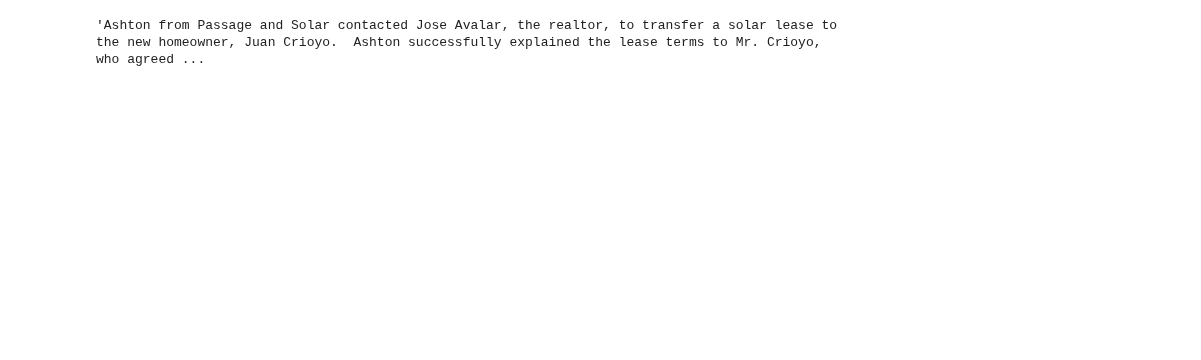
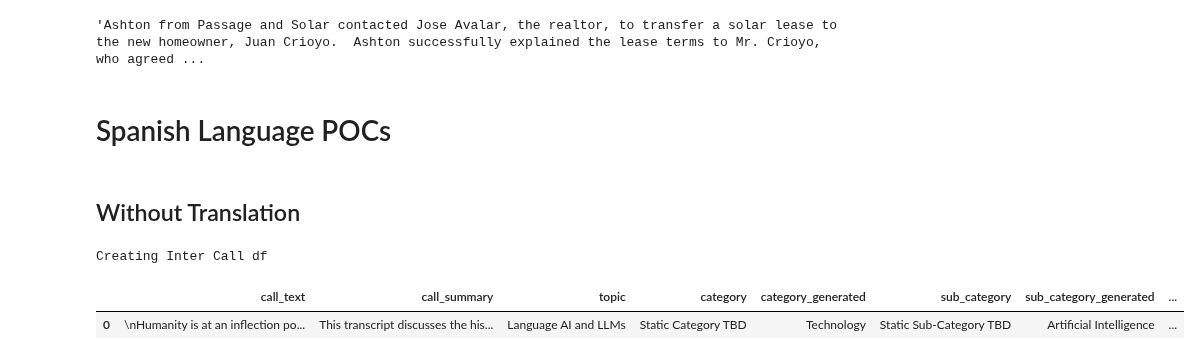
Before and after one commit to ssinghposigen/dev-voice-ai, a Jupyter notebook: notebooks/exploratory/poc-codes.ipynb, the cells around one changed output. Saved outputs shown, nothing was run; the diff lists cells and outputs as text; code cells hidden in the pictures; blank space fills up the shorter version.

```diff
--- a/notebooks/exploratory/poc-codes.ipynb
+++ b/notebooks/exploratory/poc-codes.ipynb
@@ -470,3 +541,61 @@ text
 # scrubber = scrubadub.Scrubber()
 # scrubber.add_detector(scrubadub_spacy.detectors.SpacyEntityDetector)
 # scrubber.clean(text)
+# %% [markdown]
+# Spanish Language POCs
+# %% [markdown]
+## Without Translation
+# %%
+en_transcript = """
+Humanity is at an inflection point. From 2012 onwards, developments in
+building AI systems (using deep neural networks) accelerated so that by the
+end of the decade, they yielded the first software system able to write
+articles indiscernible from those written by humans. This system was an AI
+model called Generative Pre-trained Transformer 2, or GPT-2. 2022 marked
+the release of ChatGPT, which demonstrated how profoundly this
+technology was poised to revolutionize how we interact with technology
+and information. Reaching one million active users in five days and then
+one hundred million active users in two months, the new breed of AI
+models started out as human-like chatbots but quickly evolved into a
+monumental shift in our approach to common tasks, like translation, text
+generation, summarization, and more. It became an invaluable tool for
+programmers, educators, and researchers.
+The success of ChatGPT was unprecedented and popularized more research
+into the technology behind it, namely large language models (LLMs). Both
+proprietary and public models were being released at a steady pace, closing
+in on, and eventually catching up to the performance of ChatGPT. It is not
+an exaggeration to state that almost all attention was on LLMs.
+As a result, 2023 will always be known, at least to us, as the year that
+drastically changed our field, Language Artificial Intelligence (Language
+AI), a field characterized by the development of systems capable of
+understanding and generating human language.
+However, LLMs have been around for a while now and smaller models are
+still relevant to this day. LLMs are much more than just a single model and
+there are many other techniques and models in the field of language AI that
+are worth exploring.
+In this book, we aim to give readers a solid understanding of the
+fundamentals of both LLMs and the field of Language AI in general. This
+chapter serves as the scaffolding for the rest of the book and will introduce
+concepts and terms that we will use throughout the chapters.
+"""
+
+en_call_gen_kpis = extractor.extract_genai_kpis(en_transcript)
+print(f"Creating Inter Call df")
+en_inter_call_dict = {}
+# inter_call_dict['contact_id'] = str(df_intra_call['contact_id'][0])
+en_inter_call_dict['call_text'] = en_transcript
+en_inter_call_dict['call_summary'] = en_call_gen_kpis['call_summary']['summary']
+en_inter_call_dict['topic'] = en_call_gen_kpis['call_topic']['primary_topic']
+en_inter_call_dict['category'] = "Static Category TBD"
+en_inter_call_dict['category_generated'] = en_call_gen_kpis['call_topic']['category']
+en_inter_call_dict['sub_category'] = "Static Sub-Category TBD"
+en_inter_call_dict['sub_category_generated'] = en_call_gen_kpis['call_topic']['sub_category']
+en_inter_call_dict['agent_coaching'] = dict_to_newline_string(en_call_gen_kpis['agent_coaching'])
+en_df_inter_call = pd.DataFrame(pd.Series(en_inter_call_dict)).T
+# %% [output]
+Creating Inter Call df
+# %%
+en_df_inter_call
+# %% [output]
+|  | call_text | call_summary | topic | category | category_generated | sub_category | sub_category_generated | ... |
+| 0 | \nHumanity is at an inflection po... | This transcript discusses the his... | Language AI and LLMs | Static Category TBD | Technology | Static Sub-Category TBD | Artificial Intelligence | ... |
```
Also changed, not shown: parts of 15 cells of this notebook, 3 other files.
